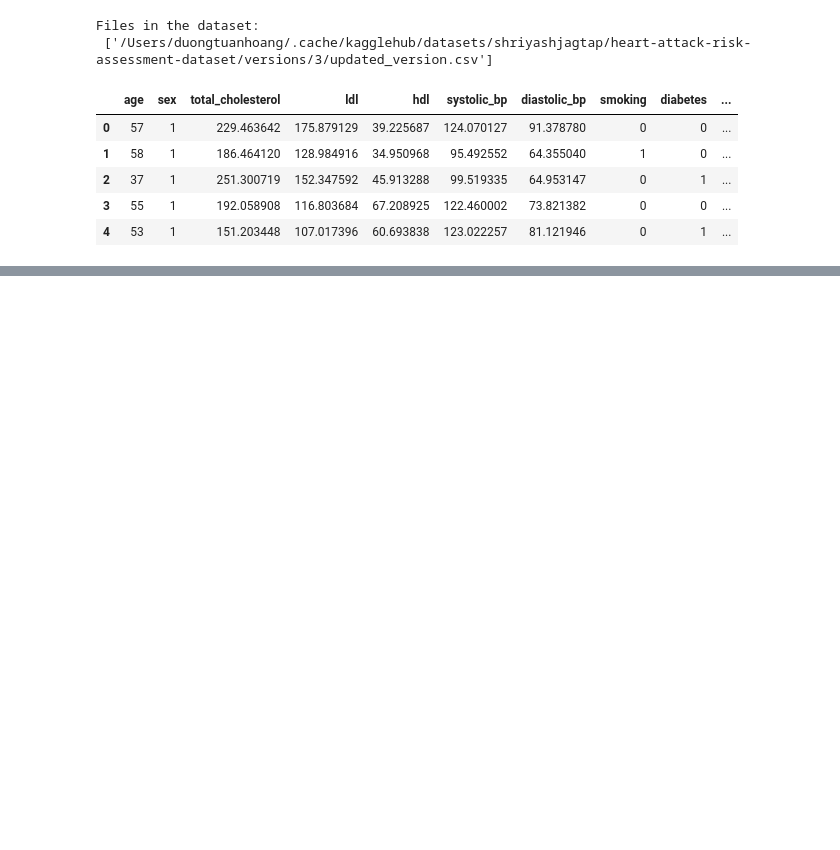
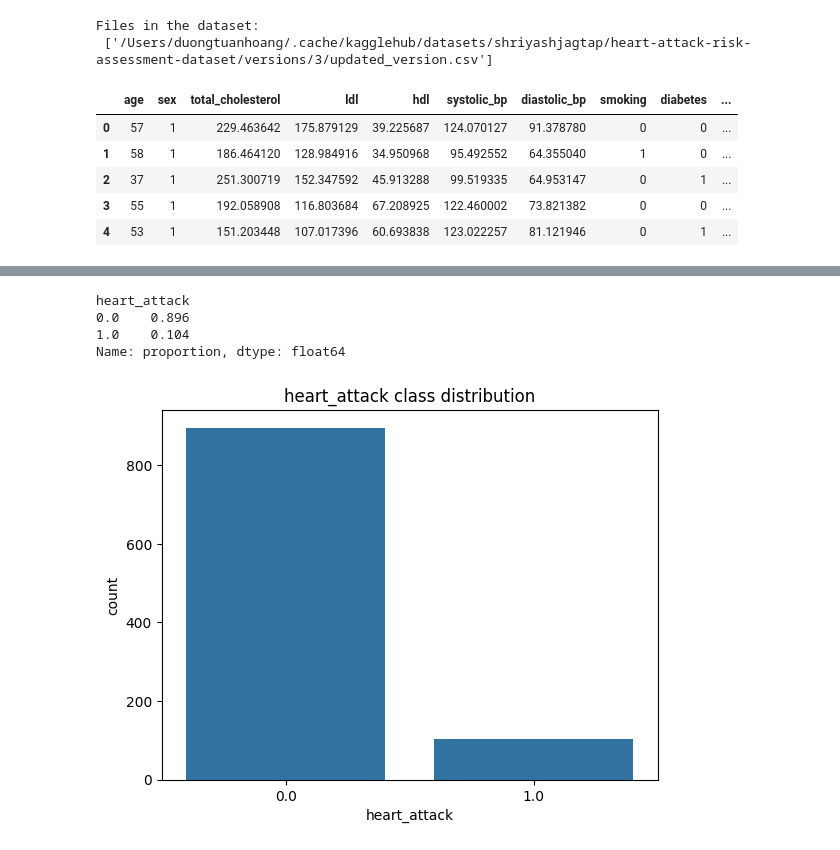
Before and after one commit to dtuan2604/heart-attack-risk-prediction, a Jupyter notebook: model/train-model.ipynb, the cells around one changed output, grey strips where cells are left out. Cells and saved outputs as stored; diff of their text form; code cells hidden in the pictures; blank space fills up the shorter version.

```diff
--- a/model/train-model.ipynb
+++ b/model/train-model.ipynb
@@ -33,0 +95,7 @@ Files in the dataset:
+# %%
+for col in df.columns:
+    if df[col].dtype == 'int64':
+        df[col] = df[col].astype('float64')
+
+df.info()
+print(df)
@@ -33,0 +120,11 @@ Files in the dataset:
+# %%
+print(df['heart_attack'].value_counts(normalize=True))  # See % distribution
+sns.countplot(x='heart_attack', data=df)
+plt.title("heart_attack class distribution")
+plt.show()
+# %% [output]
+heart_attack
+0.0    0.896
+1.0    0.104
+Name: proportion, dtype: float64
+[figure, added]
```
Also changed, not shown: parts of 21 cells of this notebook, 2 other files.
